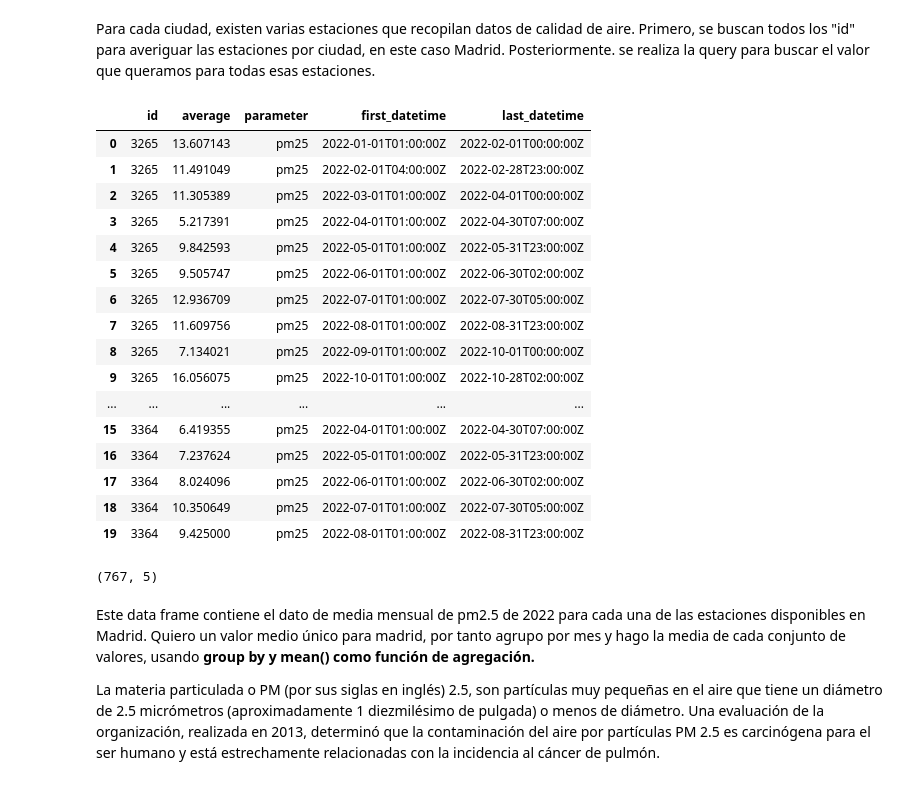
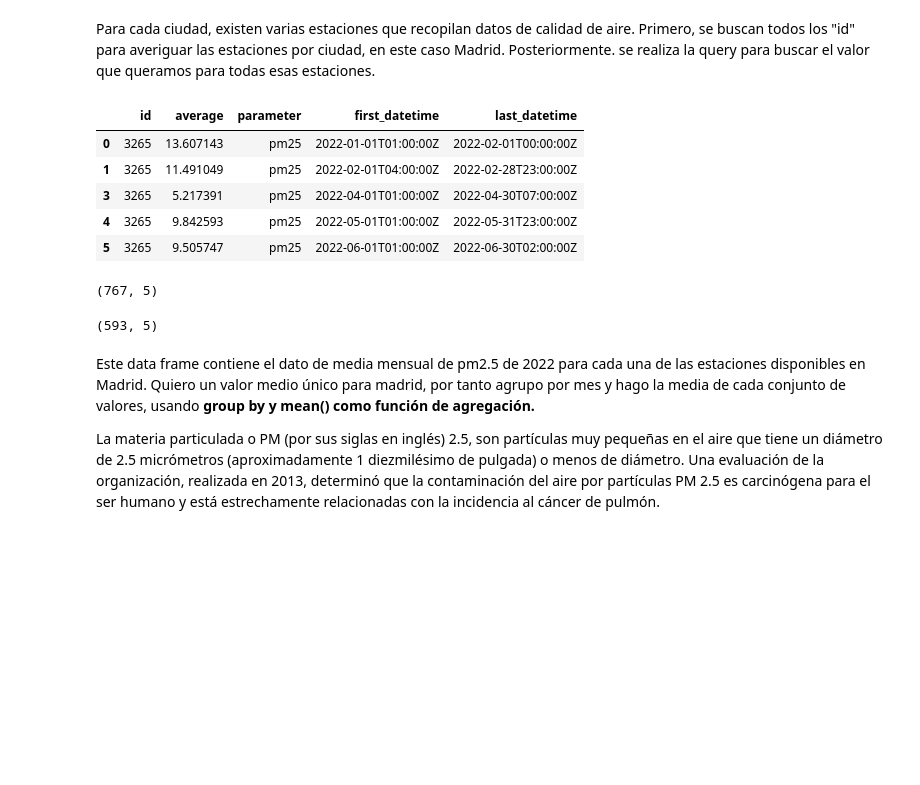
Before and after one commit to charlieciordia/03-ETL_project, a Jupyter notebook: notebook/queries_cleaning_data enhancement.ipynb, the cells around one changed output. Drawn from its saved outputs; the diff is of its cells as text; code cells hidden in the pictures; blank space fills up the shorter version.

```diff
--- a/notebook/queries_cleaning.ipynb
+++ b/notebook/queries_cleaning_data enhancement.ipynb
@@ -10,3 +13,8 @@ import pandas as pd
+# %%
+pd.set_option('display.max_columns', None)
+pd.set_option('display.max_rows', None)
+
+pd.set_option('display.max_seq_items', None)
 # %%
 from pymongo import MongoClient
 # %%
@@ -54,25 +64,14 @@ results = list(coleccion.find(query, select))
 # %%
 mad25 = pd.DataFrame(results)
 # %%
-mad25.head(20)
+mad25.head(5)
 # %% [output]
 |  | id | average | parameter | first_datetime | last_datetime |
 | 0 | 3265 | 13.607143 | pm25 | 2022-01-01T01:00:00Z | 2022-02-01T00:00:00Z |
 | 1 | 3265 | 11.491049 | pm25 | 2022-02-01T04:00:00Z | 2022-02-28T23:00:00Z |
-| 2 | 3265 | 11.305389 | pm25 | 2022-03-01T01:00:00Z | 2022-04-01T00:00:00Z |
 | 3 | 3265 | 5.217391 | pm25 | 2022-04-01T01:00:00Z | 2022-04-30T07:00:00Z |
 | 4 | 3265 | 9.842593 | pm25 | 2022-05-01T01:00:00Z | 2022-05-31T23:00:00Z |
 | 5 | 3265 | 9.505747 | pm25 | 2022-06-01T01:00:00Z | 2022-06-30T02:00:00Z |
-| 6 | 3265 | 12.936709 | pm25 | 2022-07-01T01:00:00Z | 2022-07-30T05:00:00Z |
-| 7 | 3265 | 11.609756 | pm25 | 2022-08-01T01:00:00Z | 2022-08-31T23:00:00Z |
-| 8 | 3265 | 7.134021 | pm25 | 2022-09-01T01:00:00Z | 2022-10-01T00:00:00Z |
-| 9 | 3265 | 16.056075 | pm25 | 2022-10-01T01:00:00Z | 2022-10-28T02:00:00Z |
-| ... | ... | ... | ... | ... | ... |
-| 15 | 3364 | 6.419355 | pm25 | 2022-04-01T01:00:00Z | 2022-04-30T07:00:00Z |
-| 16 | 3364 | 7.237624 | pm25 | 2022-05-01T01:00:00Z | 2022-05-31T23:00:00Z |
-| 17 | 3364 | 8.024096 | pm25 | 2022-06-01T01:00:00Z | 2022-06-30T02:00:00Z |
-| 18 | 3364 | 10.350649 | pm25 | 2022-07-01T01:00:00Z | 2022-07-30T05:00:00Z |
-| 19 | 3364 | 9.425000 | pm25 | 2022-08-01T01:00:00Z | 2022-08-31T23:00:00Z |
 # %%
 mad25.shape
 # %% [output]
@@ -80,3 +87,7 @@ mad25.shape
+# %%
+mad25.shape
+# %% [output]
+(593, 5)
 # %% [markdown]
 Este data frame contiene el dato de media mensual de pm2.5 de 2022 para cada una de las estaciones disponibles en Madrid. Quiero un valor medio único para madrid, por tanto agrupo por mes y hago la media de cada conjunto de valores, usando **group by y mean() como función de agregación.**
 
```
Also changed, not shown: parts of 28 cells of this notebook, 2 other files.
